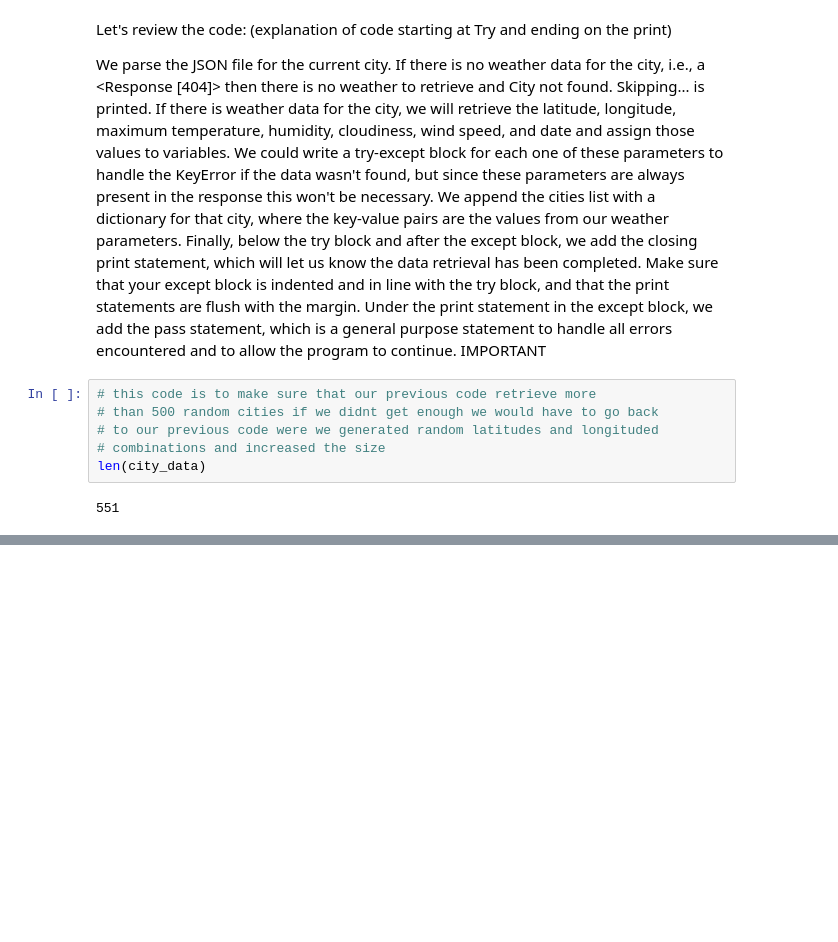
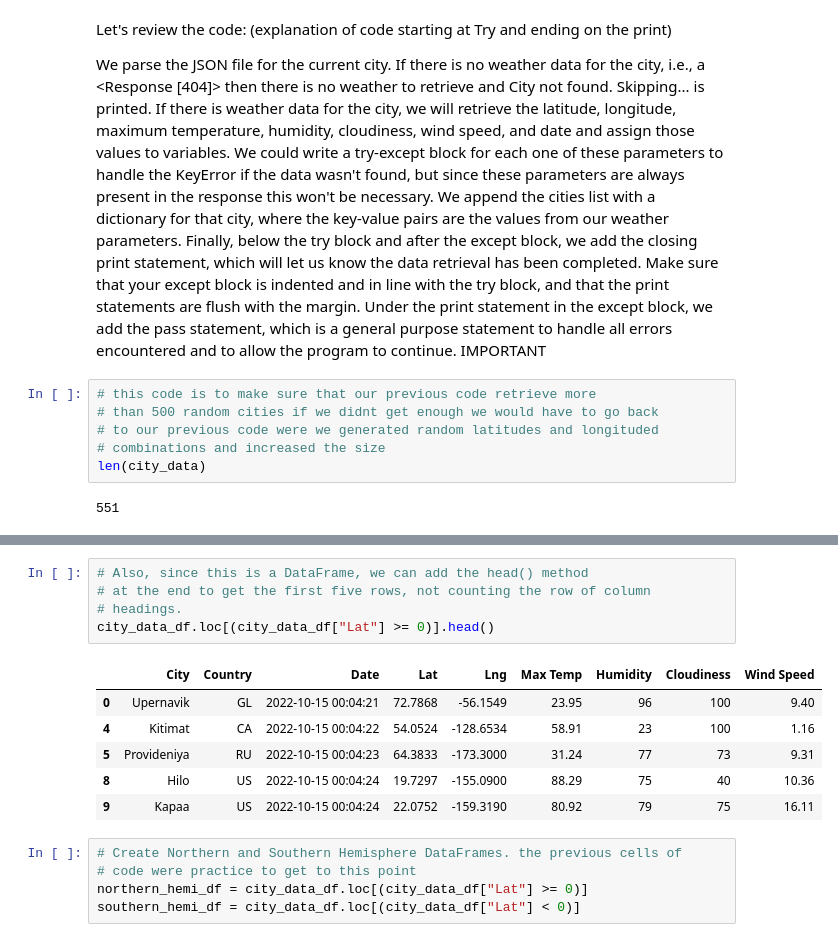
Before and after one commit to Levreka/World_Weather_Analysis, a Jupyter notebook: WeatherPy_practice.ipynb, the cells around one changed output, grey strips where cells are left out. Cells and saved outputs as stored; diff of their text form; blank space fills up the shorter version.

```diff
--- a/WeatherPy_practice.ipynb
+++ b/WeatherPy_practice.ipynb
@@ -413,0 +446,17 @@ Name: Lat, Length: 551, dtype: bool
+# %%
+# Also, since this is a DataFrame, we can add the head() method
+# at the end to get the first five rows, not counting the row of column
+# headings.
+city_data_df.loc[(city_data_df["Lat"] >= 0)].head()
+# %% [output]
+|  | City | Country | Date | Lat | Lng | Max Temp | Humidity | Cloudiness | Wind Speed |
+| 0 | Upernavik | GL | 2022-10-15 00:04:21 | 72.7868 | -56.1549 | 23.95 | 96 | 100 | 9.40 |
+| 4 | Kitimat | CA | 2022-10-15 00:04:22 | 54.0524 | -128.6534 | 58.91 | 23 | 100 | 1.16 |
+| 5 | Provideniya | RU | 2022-10-15 00:04:23 | 64.3833 | -173.3000 | 31.24 | 77 | 73 | 9.31 |
+| 8 | Hilo | US | 2022-10-15 00:04:24 | 19.7297 | -155.0900 | 88.29 | 75 | 40 | 10.36 |
+| 9 | Kapaa | US | 2022-10-15 00:04:24 | 22.0752 | -159.3190 | 80.92 | 79 | 75 | 16.11 |
+# %%
+# Create Northern and Southern Hemisphere DataFrames. the previous cells of
+# code were practice to get to this point
+northern_hemi_df = city_data_df.loc[(city_data_df["Lat"] >= 0)]
+southern_hemi_df = city_data_df.loc[(city_data_df["Lat"] < 0)]
```
Also changed, not shown: parts of 24 cells of this notebook.
